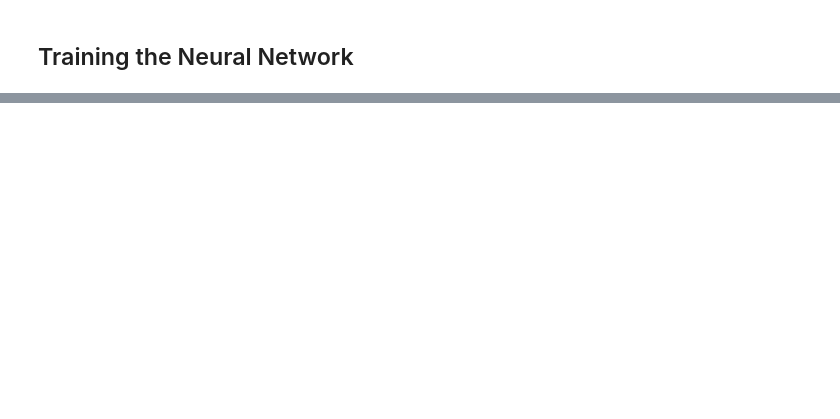
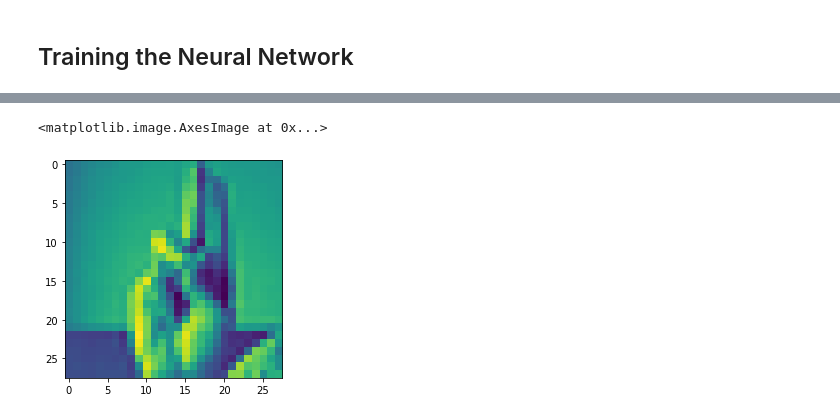
Before and after one commit to niel99/sign_language_translation, a Jupyter notebook: sign-language-translation-cnn.ipynb, the cells around one changed output, grey strips where cells are left out. Saved outputs shown, nothing was run; the diff lists cells and outputs as text; code cells hidden in the pictures; blank space fills up the shorter version.

```diff
--- a/sign-language-translation-cnn.ipynb
+++ b/sign-language-translation-cnn.ipynb
@@ -260,0 +405,5 @@ plt.show()
+# %%
+plt.imshow(x)
+# %% [output]
+<matplotlib.image.AxesImage at 0x...>
+[figure, added]
```
Also changed, not shown: parts of 28 cells of this notebook, 8 other files.
